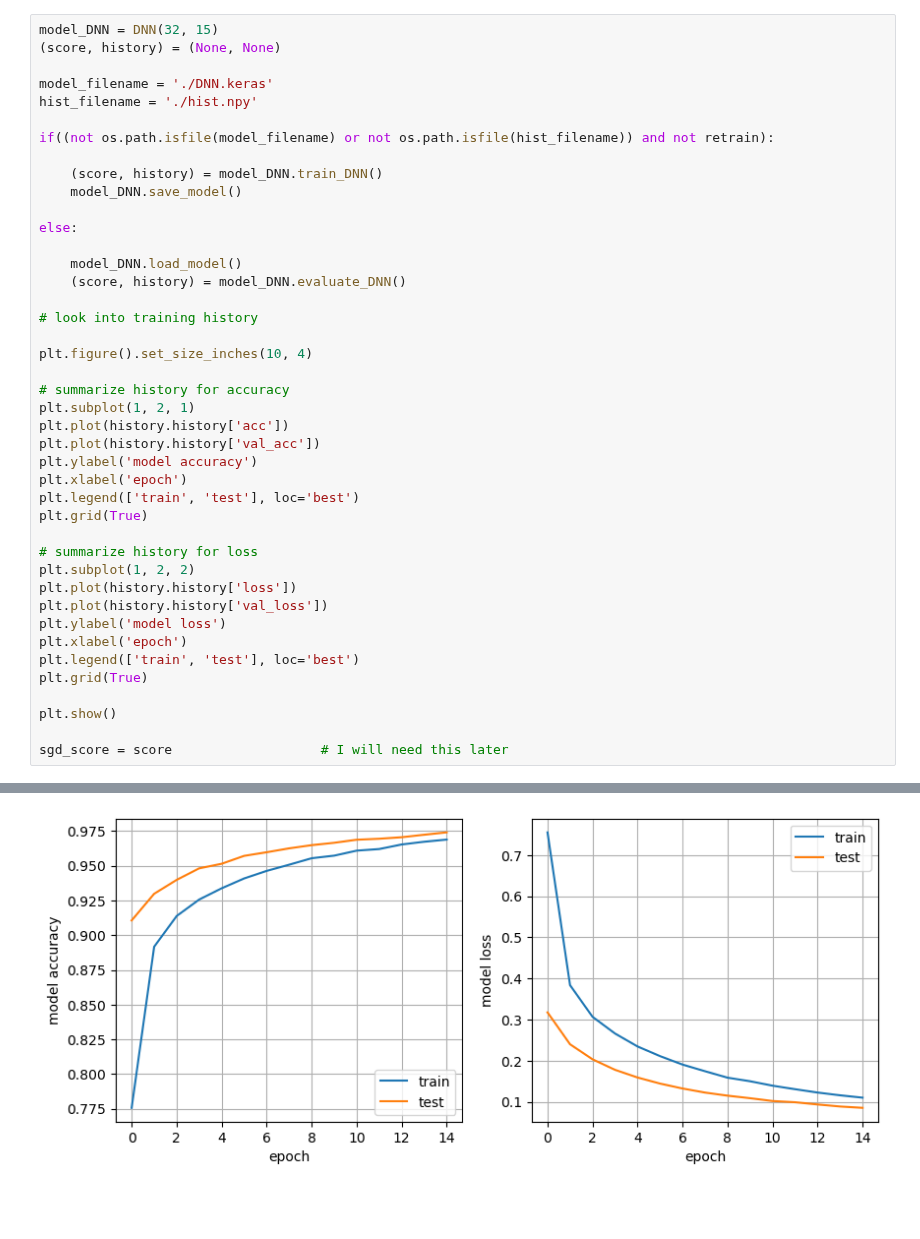
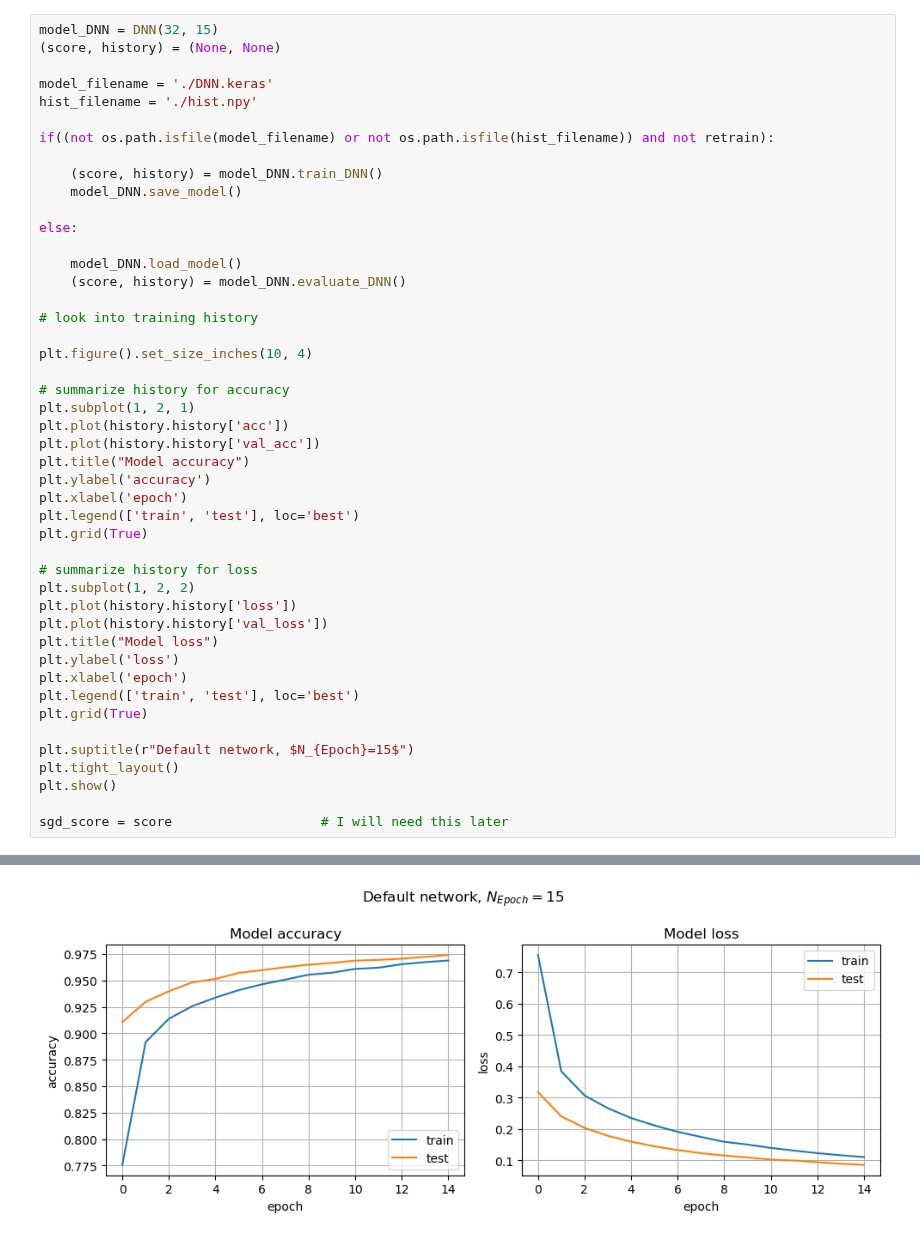
Before and after one commit to YggdrasilUrthr/NSL, a Jupyter notebook: Lab12/Ex12_1/Ex12_1.ipynb, the cells around one changed output, grey strips where cells are left out. Cells and saved outputs as stored; diff of their text form; blank space fills up the shorter version.

```diff
--- a/Lab12/Ex12_1/Ex12_1.ipynb
+++ b/Lab12/Ex12_1/Ex12_1.ipynb
@@ -38,7 +52,8 @@ plt.figure().set_size_inches(10, 4)
 plt.subplot(1, 2, 1)
 plt.plot(history.history['acc'])
 plt.plot(history.history['val_acc'])
-plt.ylabel('model accuracy')
+plt.title("Model accuracy")
+plt.ylabel('accuracy')
 plt.xlabel('epoch')
 plt.legend(['train', 'test'], loc='best')
 plt.grid(True)
@@ -47,11 +62,14 @@ plt.grid(True)
 plt.subplot(1, 2, 2)
 plt.plot(history.history['loss'])
 plt.plot(history.history['val_loss'])
-plt.ylabel('model loss')
+plt.title("Model loss")
+plt.ylabel('loss')
 plt.xlabel('epoch')
 plt.legend(['train', 'test'], loc='best')
 plt.grid(True)
 
+plt.suptitle(r"Default network, $N_{Epoch}=15$")
+plt.tight_layout()
 plt.show()
 
 sgd_score = score                   # I will need this later
@@ -80,4 +87,4 @@ Test accuracy: 0.9739999771118164
-[figure, old version]
+[figure, new version]
 # %%
 predictions = model_DNN.DNN_predict()
 X_test = model_DNN.X_test.reshape(model_DNN.X_test.shape[0], model_DNN.img_rows, model_DNN.img_cols, 1)
```
Also changed, not shown: parts of 13 cells of this notebook, 4 other files.
